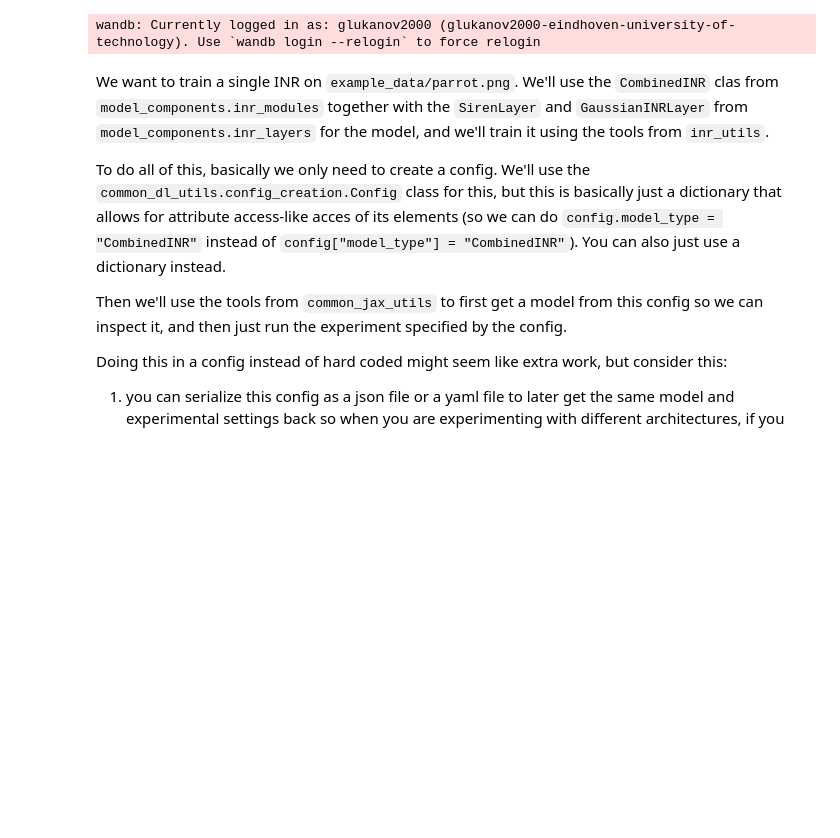
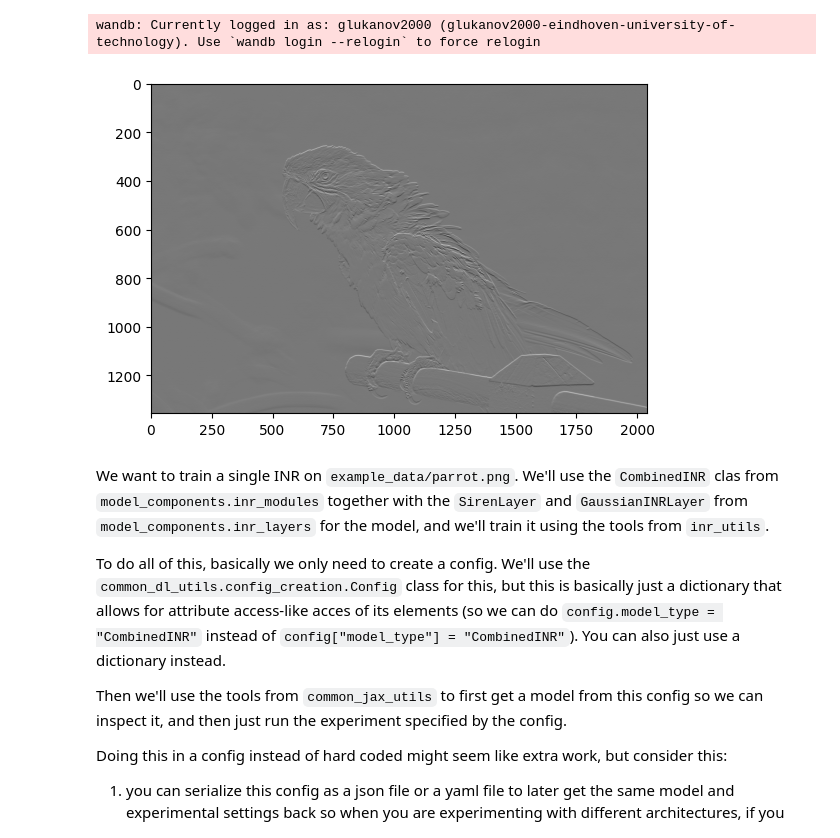
Before and after one commit to stilxam/INR_BEP, a Jupyter notebook: inr_example.ipynb, the cells around one changed output. Saved outputs shown, nothing was run; the diff lists cells and outputs as text; code cells hidden in the pictures; blank space fills up the shorter version.

Commit message:
example

```diff
--- a/inr_example.ipynb
+++ b/inr_example.ipynb
@@ -27,9 +30,11 @@ wandb: Currently logged in as: glukanov2000 (glukanov2000-eindhoven-university-o
 # %%
-# from matplotlib import pyplot as plt
-# gp = load_image_as_array('./example_data/gray_parrot_grads_scaled.npy')
+from matplotlib import pyplot as plt
+gp = load_image_as_array('./example_data/gray_parrot_grads_scaled.npy')
 
-# plt.imshow(gp[:,:,0], cmap='gray')
-# plt.show()
+plt.imshow(gp[:,:,0], cmap='gray')
+plt.show()
+# %% [output]
+[figure, added]
 # %% [markdown]
 We want to train a single INR on `example_data/parrot.png`. We'll use the `CombinedINR` clas from `model_components.inr_modules` together with the `SirenLayer` and `GaussianINRLayer` from `model_components.inr_layers` for the model, and we'll train it using the tools from `inr_utils`.
 
```
Also changed, not shown: parts of 7 cells of this notebook, 2 other files.
